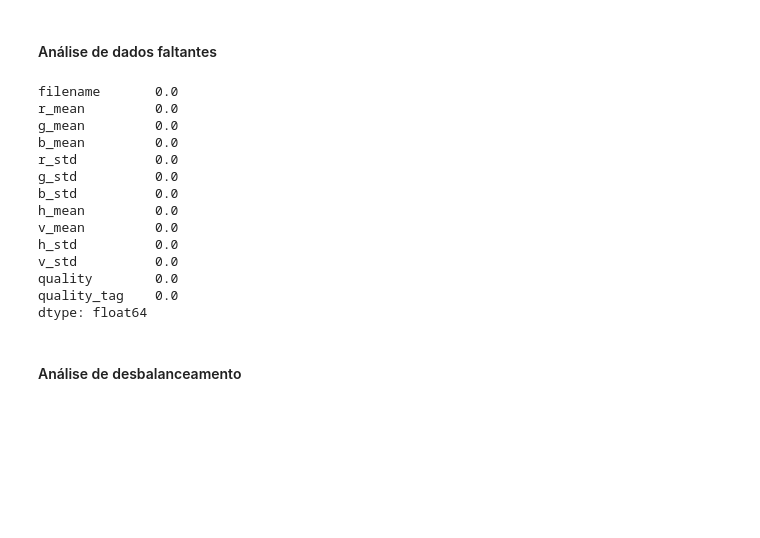
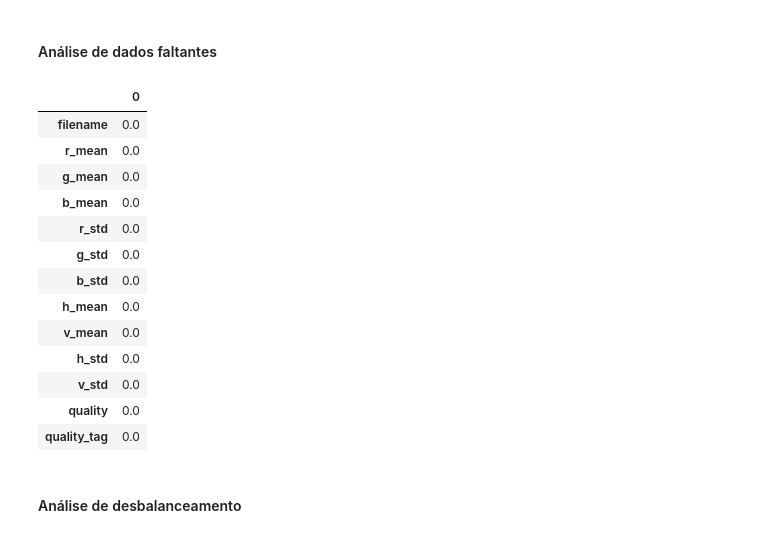
Before and after one commit to rabdiego/final_aprendizagem, a Jupyter notebook: initial_analyzes.ipynb, the cells around one changed output. Cells and saved outputs as stored; diff of their text form; code cells hidden in the pictures; blank space fills up the shorter version.

```diff
--- a/initial_analyzes.ipynb
+++ b/initial_analyzes.ipynb
@@ -58,22 +58,22 @@ Ideias de análises - Estatísticas básicas:
 # %% [markdown]
 #### Análise de dados faltantes
 # %%
-(df.isnull() == True).sum()/df.shape[0]
+pd.DataFrame(df.isnull().sum()/df.shape[0])
 # %% [output]
-filename       0.0
-r_mean         0.0
-g_mean         0.0
-b_mean         0.0
-r_std          0.0
-g_std          0.0
-b_std          0.0
-h_mean         0.0
-v_mean         0.0
-h_std          0.0
-v_std          0.0
-quality        0.0
-quality_tag    0.0
-dtype: float64
+|  | 0 |
+| filename | 0.0 |
+| r_mean | 0.0 |
+| g_mean | 0.0 |
+| b_mean | 0.0 |
+| r_std | 0.0 |
+| g_std | 0.0 |
+| b_std | 0.0 |
+| h_mean | 0.0 |
+| v_mean | 0.0 |
+| h_std | 0.0 |
+| v_std | 0.0 |
+| quality | 0.0 |
+| quality_tag | 0.0 |
 # %% [markdown]
 #### Análise de desbalanceamento
 # %%
```
